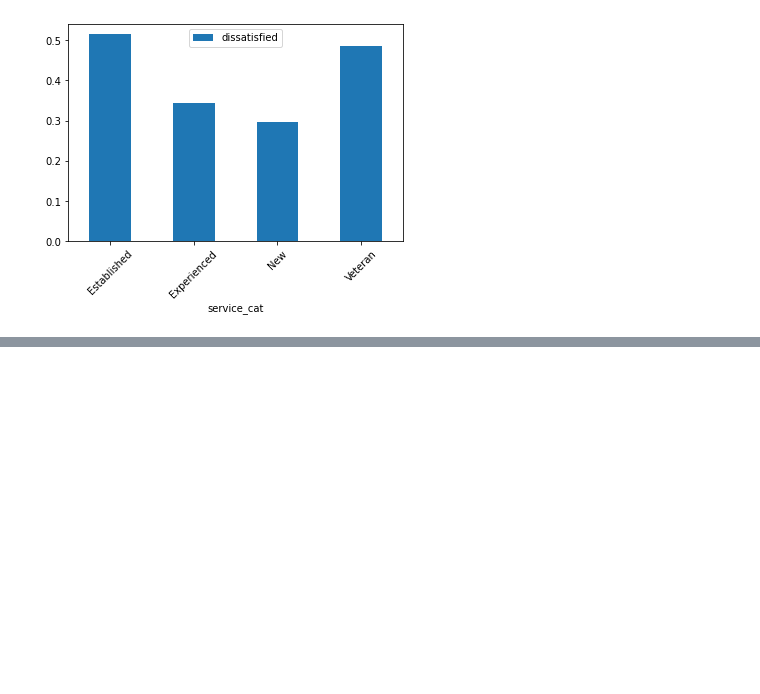
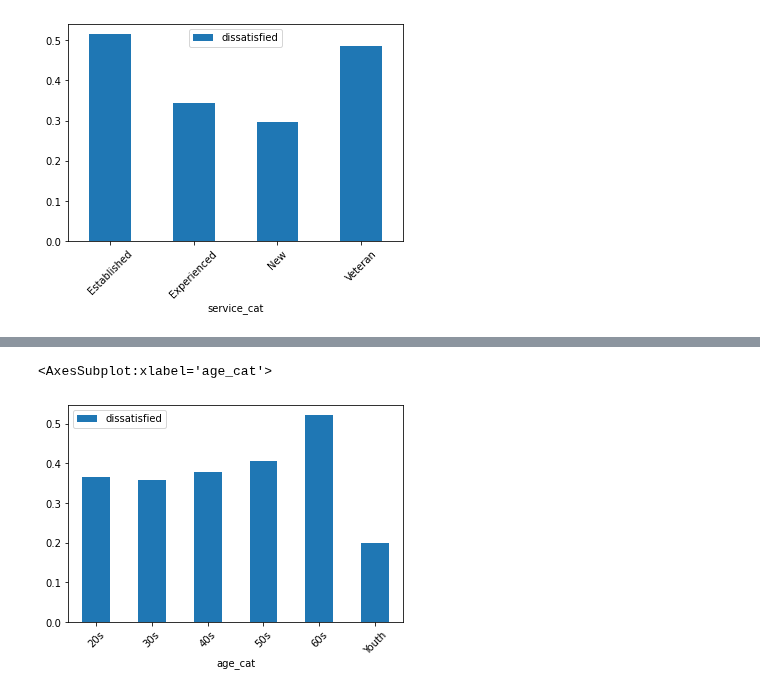
Before and after one commit to capncrockett/Dataquest, a Jupyter notebook: emp_exit_surveys/exit_surveys.ipynb, the cells around one changed output, grey strips where cells are left out. Drawn from its saved outputs; the diff is of its cells as text; code cells hidden in the pictures; blank space fills up the shorter version.

```diff
--- a/emp_exit_surveys/exit_surveys.ipynb
+++ b/emp_exit_surveys/exit_surveys.ipynb
@@ -613,0 +733,7 @@ service_cat_dis_table.plot(kind='bar', rot=45)
+# %%
+# Create table: represent age decade to dissatisfied.
+age_decade_dis_mean = combined_updated.pivot_table(index='age_cat', values='dissatisfied')
+age_decade_dis_mean.plot(kind='bar', rot=45)
+# %% [output]
+<AxesSubplot:xlabel='age_cat'>
+[figure, added]
```
Also changed, not shown: parts of 14 cells of this notebook.
